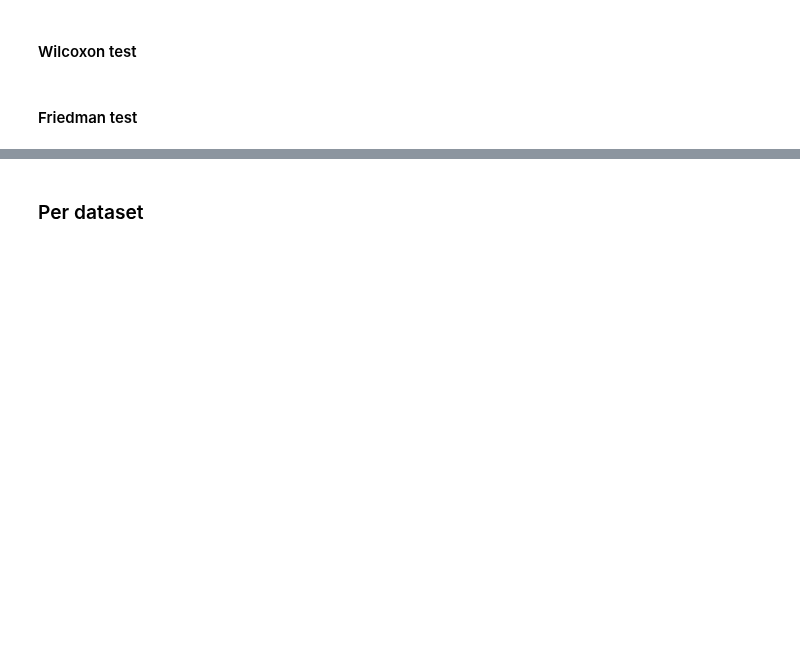
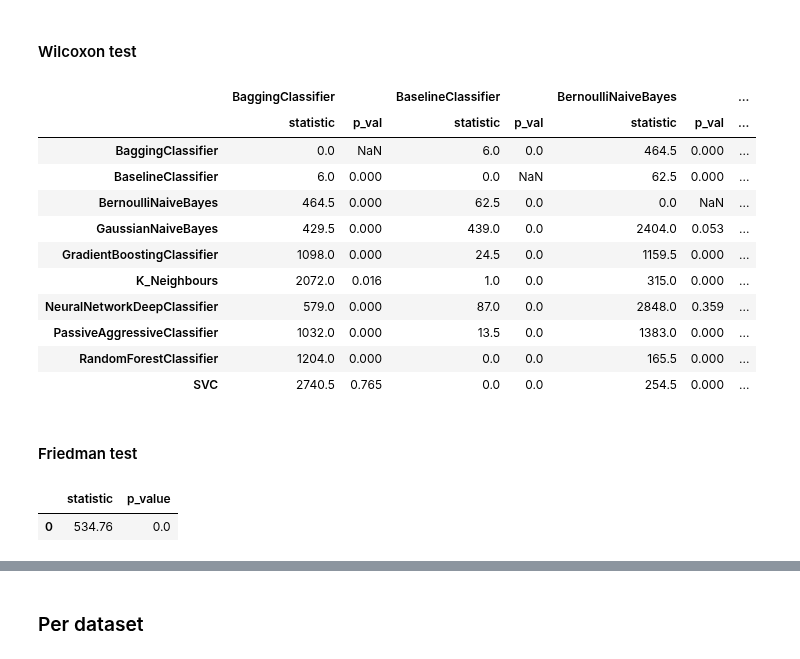
Before and after one commit to sktime/mlaut, a Jupyter notebook: AnalyzeResults.ipynb, the cells around one changed output, grey strips where cells are left out. Drawn from its saved outputs; the diff is of its cells as text; code cells hidden in the pictures; blank space fills up the shorter version.

```diff
--- a/AnalyzeResults.ipynb
+++ b/AnalyzeResults.ipynb
@@ -77,13 +175,29 @@ t_test_bonferroni_df
 # %% [markdown]
 #### Wilcoxon test
 # %%
-_, wilcoxon_df_multiindex = analyze.wilcoxon_test(errors_per_estimator)
+a, wilcoxon_df_multiindex = analyze.wilcoxon_test(errors_per_estimator)
 wilcoxon_df_multiindex
+# %% [output]
+|  | BaggingClassifier |  | BaselineClassifier |  | BernoulliNaiveBayes |  | ... |
+|  | statistic | p_val | statistic | p_val | statistic | p_val | ... |
+| BaggingClassifier | 0.0 | NaN | 6.0 | 0.0 | 464.5 | 0.000 | ... |
+| BaselineClassifier | 6.0 | 0.000 | 0.0 | NaN | 62.5 | 0.000 | ... |
+| BernoulliNaiveBayes | 464.5 | 0.000 | 62.5 | 0.0 | 0.0 | NaN | ... |
+| GaussianNaiveBayes | 429.5 | 0.000 | 439.0 | 0.0 | 2404.0 | 0.053 | ... |
+| GradientBoostingClassifier | 1098.0 | 0.000 | 24.5 | 0.0 | 1159.5 | 0.000 | ... |
+| K_Neighbours | 2072.0 | 0.016 | 1.0 | 0.0 | 315.0 | 0.000 | ... |
+| NeuralNetworkDeepClassifier | 579.0 | 0.000 | 87.0 | 0.0 | 2848.0 | 0.359 | ... |
+| PassiveAggressiveClassifier | 1032.0 | 0.000 | 13.5 | 0.0 | 1383.0 | 0.000 | ... |
+| RandomForestClassifier | 1204.0 | 0.000 | 0.0 | 0.0 | 165.5 | 0.000 | ... |
+| SVC | 2740.5 | 0.765 | 0.0 | 0.0 | 254.5 | 0.000 | ... |
 # %% [markdown]
 #### Friedman test
 # %%
-friedman_test, friedman_test_df = analyze.friedman_test(errors_per_estimator)
+_, friedman_test_df = analyze.friedman_test(errors_per_estimator)
 friedman_test_df
+# %% [output]
+|  | statistic | p_value |
+| 0 | 534.76 | 0.0 |
 # %%
 nemeniy_test = analyze.nemenyi(errors_per_estimator)
 nemeniy_test_df = pd.DataFrame(nemeniy_test)
```
Also changed, not shown: parts of 13 cells of this notebook, 4 other files.
